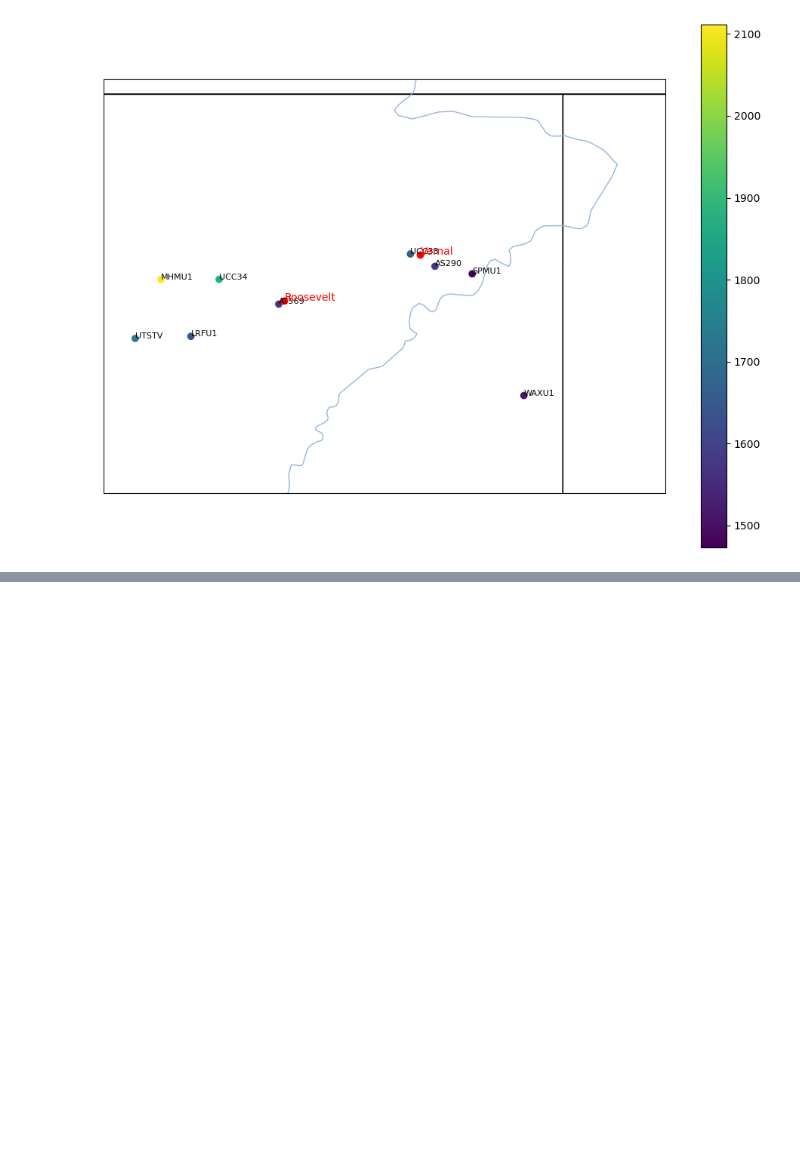
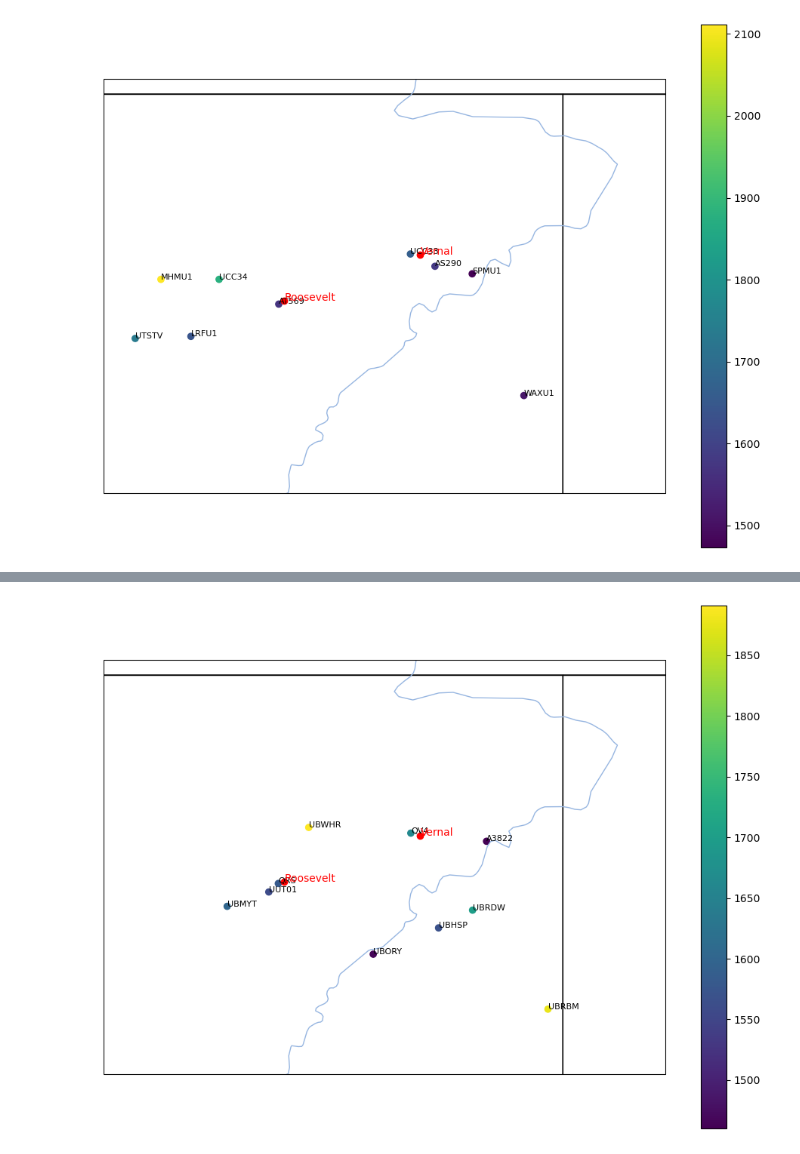
Before and after one commit to Bingham-Research-Center/clyfar, a Jupyter notebook: obs/messing_with_synoptic_data.ipynb, the cells around one changed output, grey strips where cells are left out. Saved outputs shown, nothing was run; the diff lists cells and outputs as text; code cells hidden in the pictures; blank space fills up the shorter version.

Commit message:
Latest addition is looking at critical variables over five years, but we need to crunch numbers now to find deeper relationships between soil temp and ozone.

```diff
--- a/obs/messing_with_synoptic_data.ipynb
+++ b/obs/messing_with_synoptic_data.ipynb
@@ -290,10 +340,0 @@ Data for 2005 not found
-# %%
-# Find the stids that have reported for the last four years consistently
-# (i.e., the intersection of the stids for each year)
-stids = []
-for year in years[-5:]:
-    stids.append(set(vrbl_stids[year]))
-
-common_stids = set.intersection(*stids)
-print(len(common_stids))
-common_stids
@@ -362,0 +350,10 @@ plot_variable_by_years(data_path, common_stids, years[-5:], vrbl)
+# %%
+vrbl = "ozone_concentration"
+
+year_counts_df = load_data_for_years(data_path, years, vrbl)
+print(year_counts_df)
+
+vrbl_stids = {year: year_counts_df.loc[year, "stid_string"].split(",") for year in years}
+common_stids = find_common_stids(vrbl_stids, years, 9)
+print(len(common_stids))
+common_stids
@@ -362,0 +388,5 @@ plot_variable_by_years(data_path, common_stids, years[-5:], vrbl)
+# %%
+# Plot these common stids on a map, labelled.
+visualize_station_locations(meta_df, towns, extent, only_stids=list(common_stids), stid_name=True)
+# %% [output]
+[figure, added]
```
Also changed, not shown: parts of 18 cells of this notebook.
